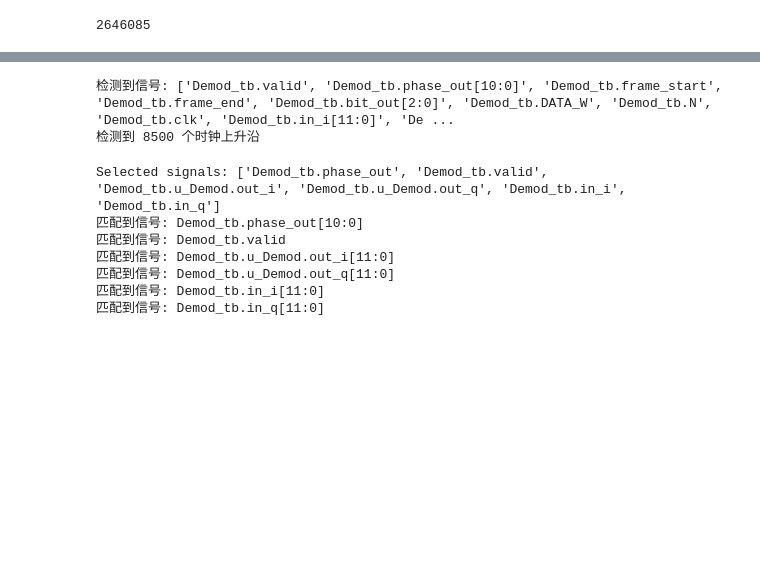
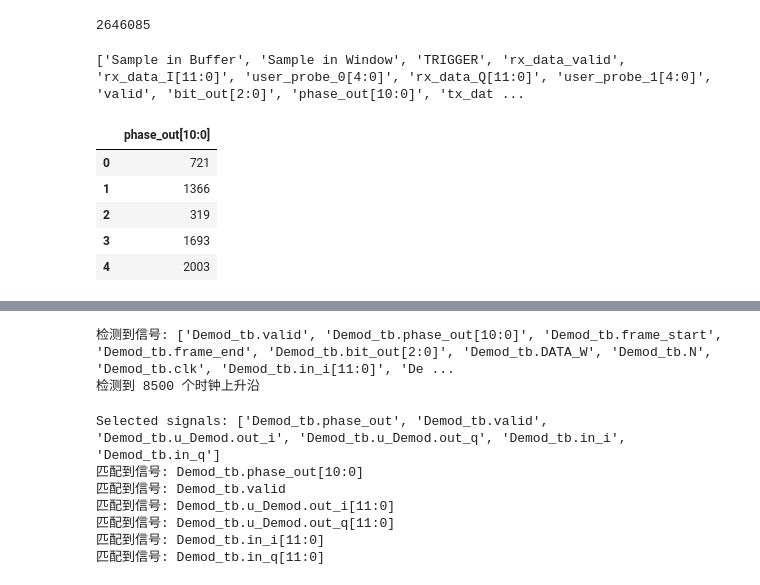
Before and after one commit to dasdasd12/gowin_ad9361, a Jupyter notebook: demod/数据生成与处理.ipynb, the cells around one changed output, grey strips where cells are left out. Saved outputs shown, nothing was run; the diff lists cells and outputs as text; code cells hidden in the pictures; blank space fills up the shorter version.

```diff
--- a/demod/数据生成与处理.ipynb
+++ b/demod/数据生成与处理.ipynb
@@ -2,6 +2,36 @@
 1626**2 + 47**2
 # %% [output]
 2646085
+# %%
+import pandas as pd
+import numpy as np
+import matplotlib.pyplot as plt
+
+# file_name = "iladata.csv"
+file_name = "iladata.csv"
+df = pd.read_csv(file_name)
+
+print(df.columns.to_list())
+# ['Sample in Buffer', 'Sample in Window', 'TRIGGER', 'rx_data_valid', 'rx_data_I[11:0]', 'user_probe_0[4:0]', 'rx_data_Q[11:0]', 'user_probe_1[4:0]', 'valid', 'bit_out[2:0]', 'phase_out[10:0]', 'tx_data_I[11:0]', 'tx_data_Q[11:0]', 'delta_out[2:0]', 'out_i[11:0]', 'out_q[11:0]', 'bit_in[2:0]', 'bit_in_d1[2:0]', 'data_in_int[13:0]']
+
+df = df.drop(index=0).loc[:, ["phase_out[10:0]", "valid"]].astype(int)
+df["valid"]=np.roll(df["valid"], -2)
+
+
+df = df.where(df["valid"] == 1).dropna().reset_index(drop=True).drop(columns=["valid"]).astype(int)
+df.head()
+
+# bins
+plt.hist(df["phase_out[10:0]"], bins=200)
+plt.show()
+# %% [output]
+['Sample in Buffer', 'Sample in Window', 'TRIGGER', 'rx_data_valid', 'rx_data_I[11:0]', 'user_probe_0[4:0]', 'rx_data_Q[11:0]', 'user_probe_1[4:0]', 'valid', 'bit_out[2:0]', 'phase_out[10:0]', 'tx_dat ...
+|  | phase_out[10:0] |
+| 0 | 721 |
+| 1 | 1366 |
+| 2 | 319 |
+| 3 | 1693 |
+| 4 | 2003 |
 # %%
 import pandas as pd
 import numpy as np
```
Also changed, not shown: parts of 1 cell of this notebook, 43 other files.
